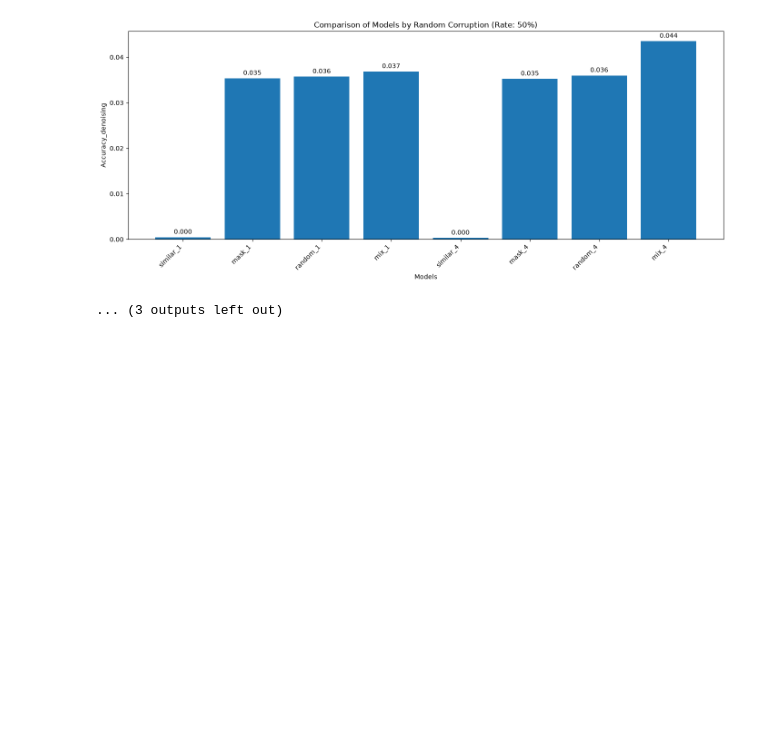
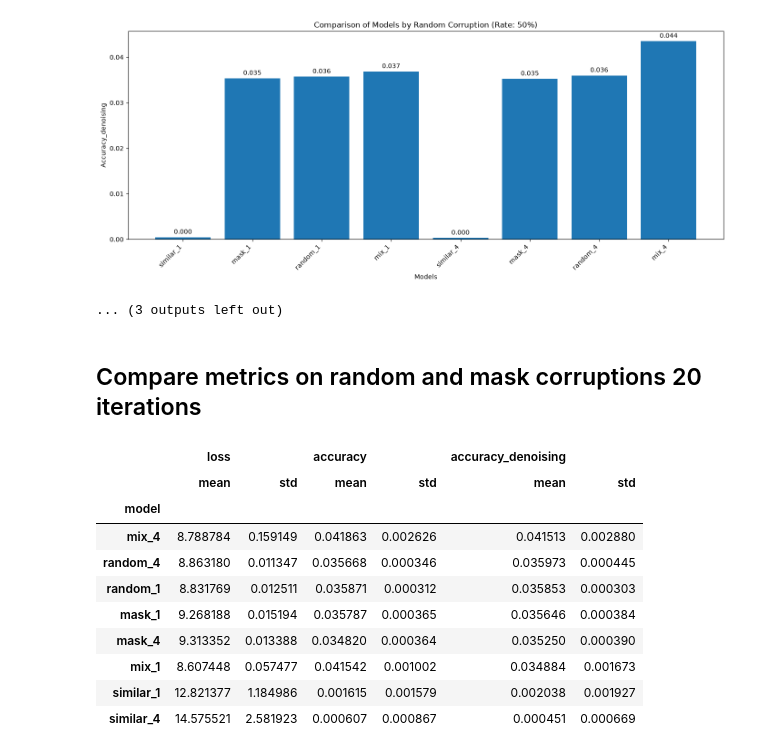
Before and after one commit to AndreRab/Multi-Phase-Corruption-Curriculum-for-Diffusion-Language-Models-training, a Jupyter notebook: results/results.ipynb, the cells around one changed output. Saved outputs shown, nothing was run; the diff lists cells and outputs as text; code cells hidden in the pictures; blank space fills up the shorter version.

```diff
--- a/results/results.ipynb
+++ b/results/results.ipynb
@@ -274,3 +274,28 @@ for method in METHODS:
 [figure]
 [figure]
 ... (3 outputs left out)
+# %% [markdown]
+## Compare metrics on random and mask corruptions 20 iterations
+# %%
+df_random_mask_cr = df[df['corruption_method'].isin(['random', 'mask'])]
+df_random_mask_cr.groupby(
+    ['model']
+).agg(
+    {
+        'loss': ['mean', 'std'],
+        'accuracy': ['mean', 'std'],
+        'accuracy_denoising': ['mean', 'std']
+    }
+).sort_values(by=('accuracy_denoising', 'mean'), ascending=False)
+# %% [output]
+|  | loss |  | accuracy |  | accuracy_denoising |  |
+|  | mean | std | mean | std | mean | std |
+| model |  |  |  |  |  |  |
+| mix_4 | 8.788784 | 0.159149 | 0.041863 | 0.002626 | 0.041513 | 0.002880 |
+| random_4 | 8.863180 | 0.011347 | 0.035668 | 0.000346 | 0.035973 | 0.000445 |
+| random_1 | 8.831769 | 0.012511 | 0.035871 | 0.000312 | 0.035853 | 0.000303 |
+| mask_1 | 9.268188 | 0.015194 | 0.035787 | 0.000365 | 0.035646 | 0.000384 |
+| mask_4 | 9.313352 | 0.013388 | 0.034820 | 0.000364 | 0.035250 | 0.000390 |
+| mix_1 | 8.607448 | 0.057477 | 0.041542 | 0.001002 | 0.034884 | 0.001673 |
+| similar_1 | 12.821377 | 1.184986 | 0.001615 | 0.001579 | 0.002038 | 0.001927 |
+| similar_4 | 14.575521 | 2.581923 | 0.000607 | 0.000867 | 0.000451 | 0.000669 |
```
Also changed, not shown: 3 other files.
